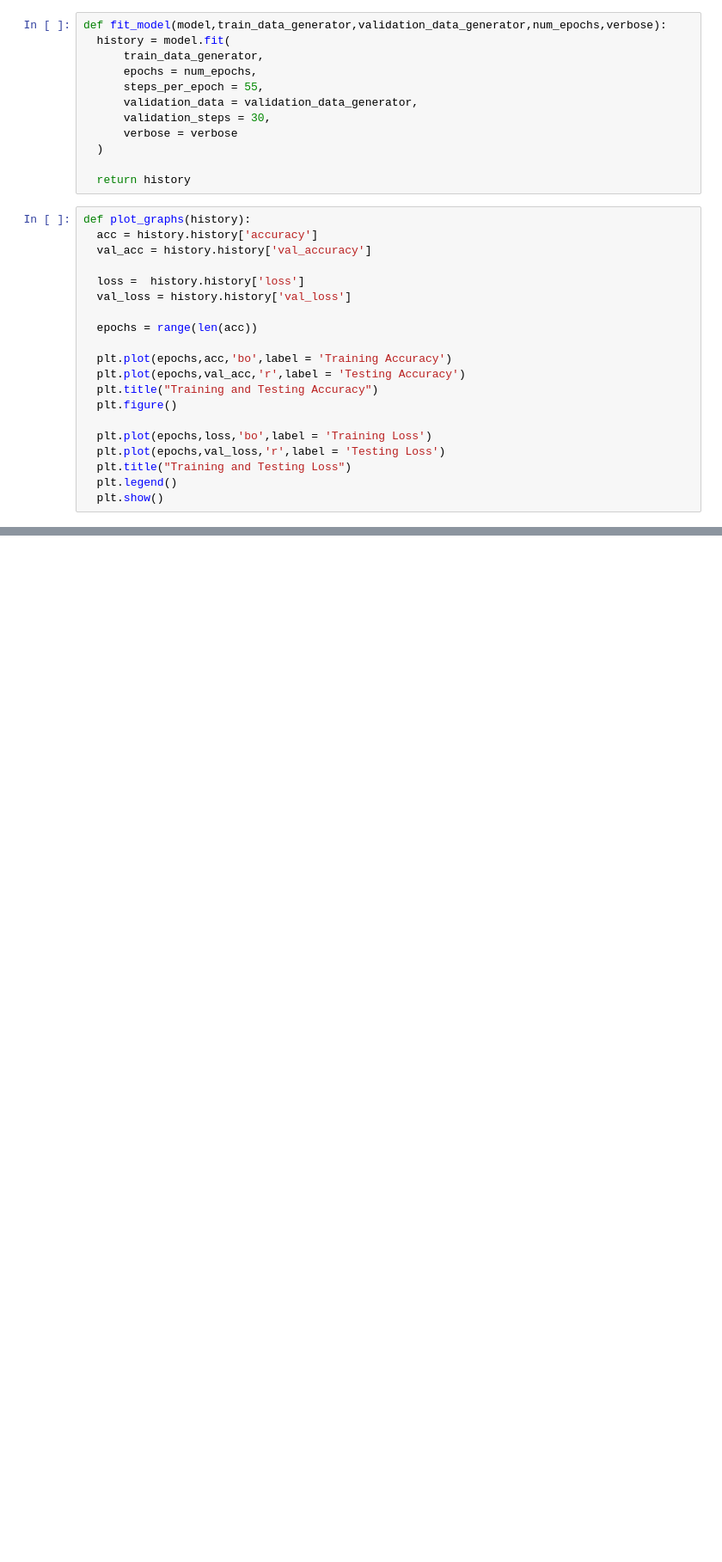
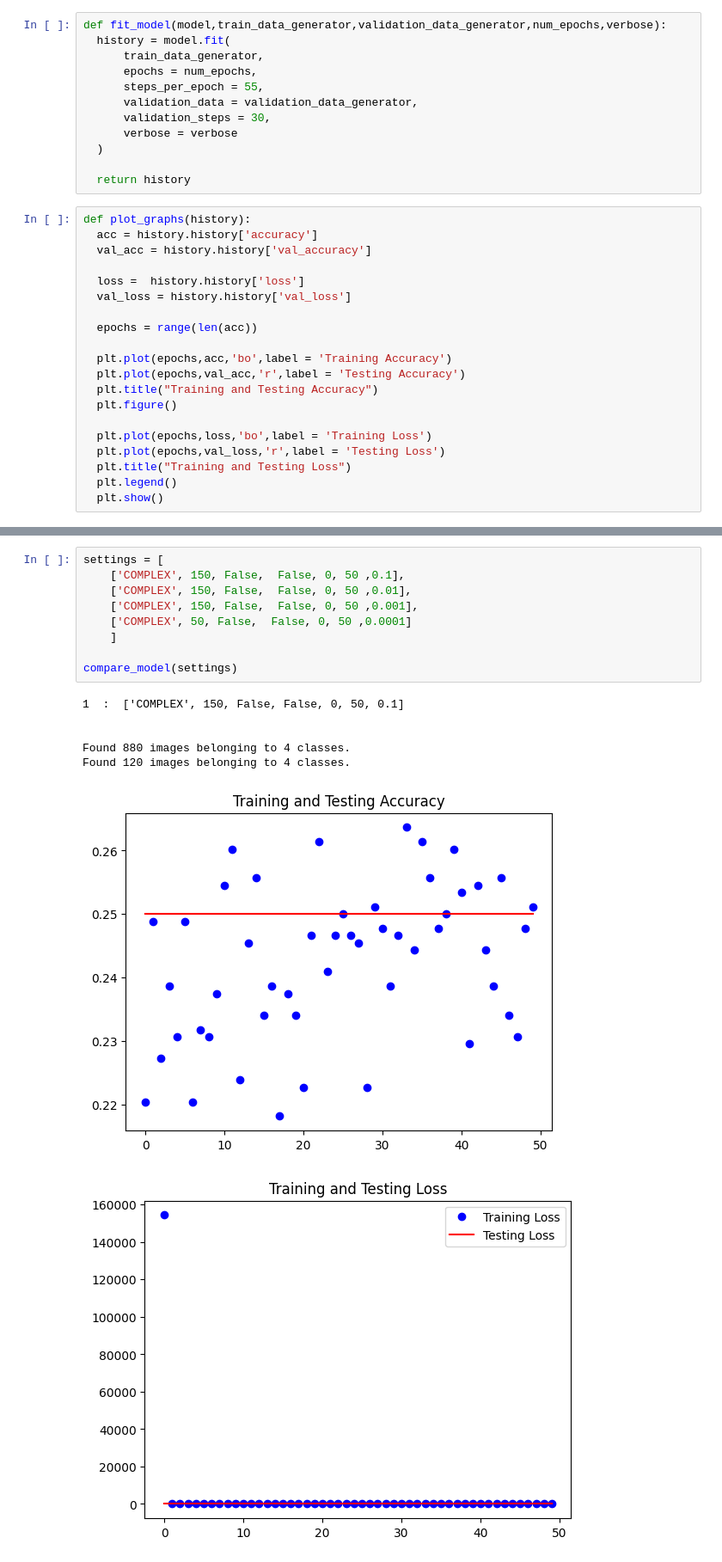
Before and after one commit to yeesem/Soft-Computing, a Jupyter notebook: Soft_Computing_Assignment_2.ipynb, the cells around one changed output, grey strips where cells are left out. Shown at 86% size. Saved outputs shown, nothing was run; the diff lists cells and outputs as text; blank space fills up the shorter version.

```diff
--- a/Soft_Computing_Assignment_2.ipynb
+++ b/Soft_Computing_Assignment_2.ipynb
@@ -323,0 +337,17 @@ Found 120 images belonging to 4 classes.
+# %%
+settings = [
+    ['COMPLEX', 150, False,  False, 0, 50 ,0.1],
+    ['COMPLEX', 150, False,  False, 0, 50 ,0.01],
+    ['COMPLEX', 150, False,  False, 0, 50 ,0.001],
+    ['COMPLEX', 50, False,  False, 0, 50 ,0.0001]
+    ]
+
+compare_model(settings)
+# %% [output]
+1  :  ['COMPLEX', 150, False, False, 0, 50, 0.1]
+
+
+Found 880 images belonging to 4 classes.
+Found 120 images belonging to 4 classes.
+[figure, added]
+[figure, added]
```
Also changed, not shown: parts of 20 cells of this notebook.
